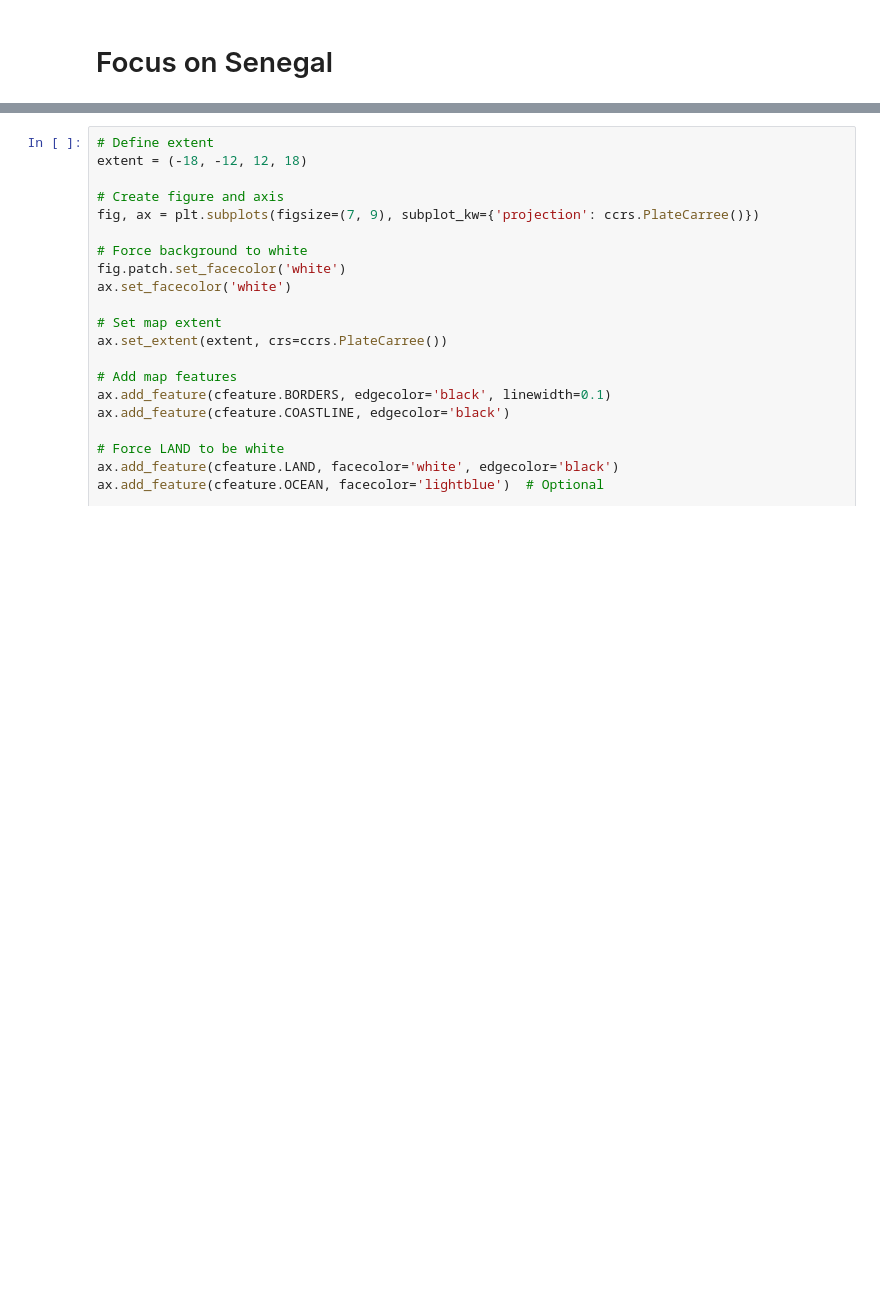
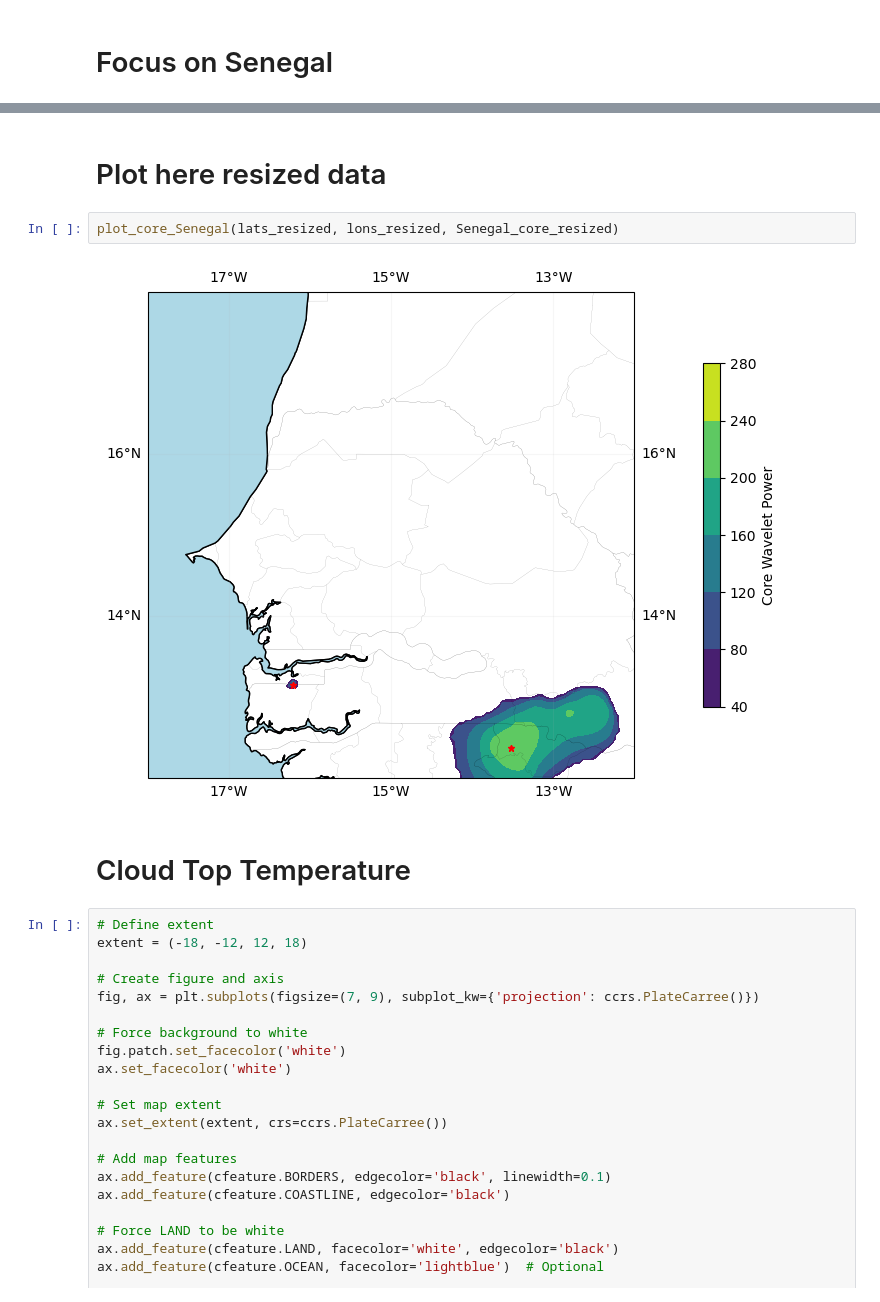
Before and after one commit to mendrika-mdg/EPS-Impact-Case-AI-Nowcasting, a Jupyter notebook: notebook/analysis/plotting-senegal.ipynb, the cells around one changed output, grey strips where cells are left out. Drawn from its saved outputs; the diff is of its cells as text; blank space fills up the shorter version.

```diff
--- a/notebook/analysis/plotting-senegal.ipynb
+++ b/notebook/analysis/plotting-senegal.ipynb
@@ -413,3 +387,11 @@ plt.show()
+# %% [markdown]
+# Plot here resized data
+# %%
+plot_core_Senegal(lats_resized, lons_resized, Senegal_core_resized)
+# %% [output]
+[figure, added]
+# %% [markdown]
+# Cloud Top Temperature
 # %%
 # Define extent
 extent = (-18, -12, 12, 18)
```
Also changed, not shown: parts of 13 cells of this notebook, 5 other files.
